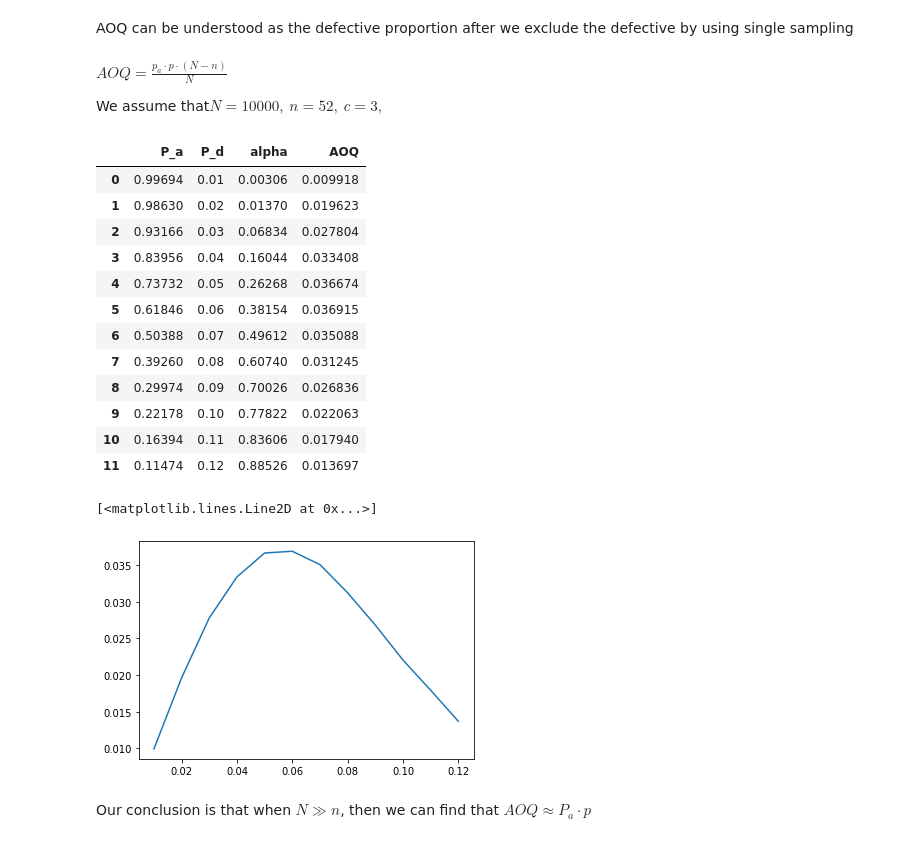
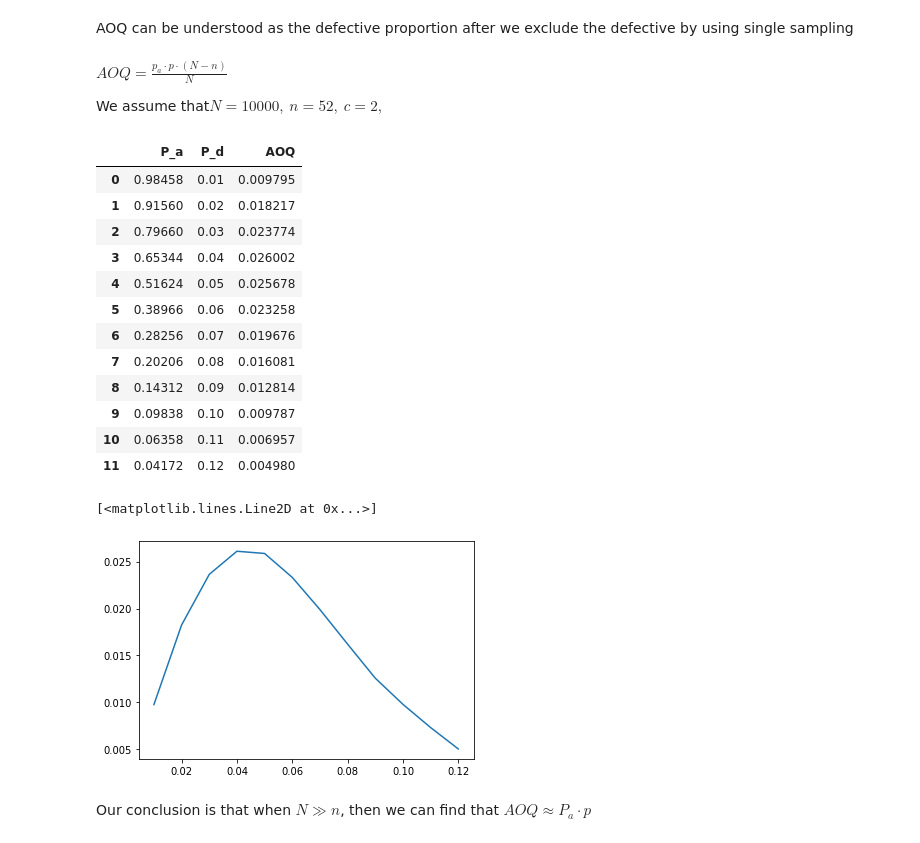
Before and after one commit to qhxxsb/AE-VAE-SOM, a Jupyter notebook: Sampling_Note.ipynb, the cells around one changed output. Cells and saved outputs as stored; diff of their text form; code cells hidden in the pictures.

```diff
--- a/Sampling_Note.ipynb
+++ b/Sampling_Note.ipynb
@@ -18,17 +20,16 @@ $P_a = P(d\le c) = \sum_{d=0}^{c}\frac{n!}{d!(n-d)!} \cdot{p^d}\cdot{(1-p)}^{(n-
 import numpy as np
 import pandas as pd
 p_list = []
+n = 52
+c = 2
 for i in range (1,13):
     p_list.append(i/100)
 p_d_list = []
 p_a_list = []
 for i in range (0,len(p_list)):
     #p_d = sum(np.random.binomial(52,p_list[i],50000)==3)/50000
-    accpet_0_def = sum(np.random.binomial(52,p_list[i],50000)==0)
-    accpet_1_def = sum(np.random.binomial(52,p_list[i],50000)==1)
-    accpet_2_def =sum(np.random.binomial(52,p_list[i],50000)==2)
-    accpet_3_def =sum(np.random.binomial(52,p_list[i],50000)==3)
-    p_a = (accpet_0_def+accpet_1_def+accpet_2_def+accpet_3_def)/50000
+    accpet = sum(np.random.binomial(n,p_list[i],50000)<=c)
+    p_a = (accpet)/50000
     p_a_list.append(p_a)
    # p_a_list.append(p_a)
 p_dic = {'P_a':p_a_list,'P_d':p_list}
@@ -92,34 +93,35 @@ AOQ can be understood as the defective proportion after we exclude the defective
 # %% [markdown]
 $AOQ = \frac{p_a \cdot p \cdot {(N-n)}}{N}$
 
-We assume that$ N=10000,\ n=52,\ c=3,$
+We assume that$ N=10000,\ n=52,\ c=2,$
 # %%
 aoq_list = []
+N = 10000
 for i in range (0,len(p_a_list)):
-    aoq = (p_a_list[i]*p_list[i]*(10000-52))/10000
+    aoq = (p_a_list[i]*p_list[i]*(N-n))/N
     aoq_list.append(aoq)
 p_dic['AOQ'] = aoq_list
 df =pd.DataFrame(p_dic)
 df
 # %% [output]
-|  | P_a | P_d | alpha | AOQ |
-| 0 | 0.99694 | 0.01 | 0.00306 | 0.009918 |
-| 1 | 0.98630 | 0.02 | 0.01370 | 0.019623 |
-| 2 | 0.93166 | 0.03 | 0.06834 | 0.027804 |
-| 3 | 0.83956 | 0.04 | 0.16044 | 0.033408 |
-| 4 | 0.73732 | 0.05 | 0.26268 | 0.036674 |
-| 5 | 0.61846 | 0.06 | 0.38154 | 0.036915 |
-| 6 | 0.50388 | 0.07 | 0.49612 | 0.035088 |
-| 7 | 0.39260 | 0.08 | 0.60740 | 0.031245 |
-| 8 | 0.29974 | 0.09 | 0.70026 | 0.026836 |
-| 9 | 0.22178 | 0.10 | 0.77822 | 0.022063 |
-| 10 | 0.16394 | 0.11 | 0.83606 | 0.017940 |
-| 11 | 0.11474 | 0.12 | 0.88526 | 0.013697 |
+|  | P_a | P_d | AOQ |
+| 0 | 0.98458 | 0.01 | 0.009795 |
+| 1 | 0.91560 | 0.02 | 0.018217 |
+| 2 | 0.79660 | 0.03 | 0.023774 |
+| 3 | 0.65344 | 0.04 | 0.026002 |
+| 4 | 0.51624 | 0.05 | 0.025678 |
+| 5 | 0.38966 | 0.06 | 0.023258 |
+| 6 | 0.28256 | 0.07 | 0.019676 |
+| 7 | 0.20206 | 0.08 | 0.016081 |
+| 8 | 0.14312 | 0.09 | 0.012814 |
+| 9 | 0.09838 | 0.10 | 0.009787 |
+| 10 | 0.06358 | 0.11 | 0.006957 |
+| 11 | 0.04172 | 0.12 | 0.004980 |
 # %%
 plt.plot( p_list, aoq_list)
 # %% [output]
 [<matplotlib.lines.Line2D at 0x...>]
-[figure, old version]
+[figure, new version]
 # %% [markdown]
 Our conclusion is that when $N \gg n$, then we can find that $AOQ \approx P_a \cdot p$
 # %% [markdown]
```
Also changed, not shown: parts of 16 cells of this notebook.
